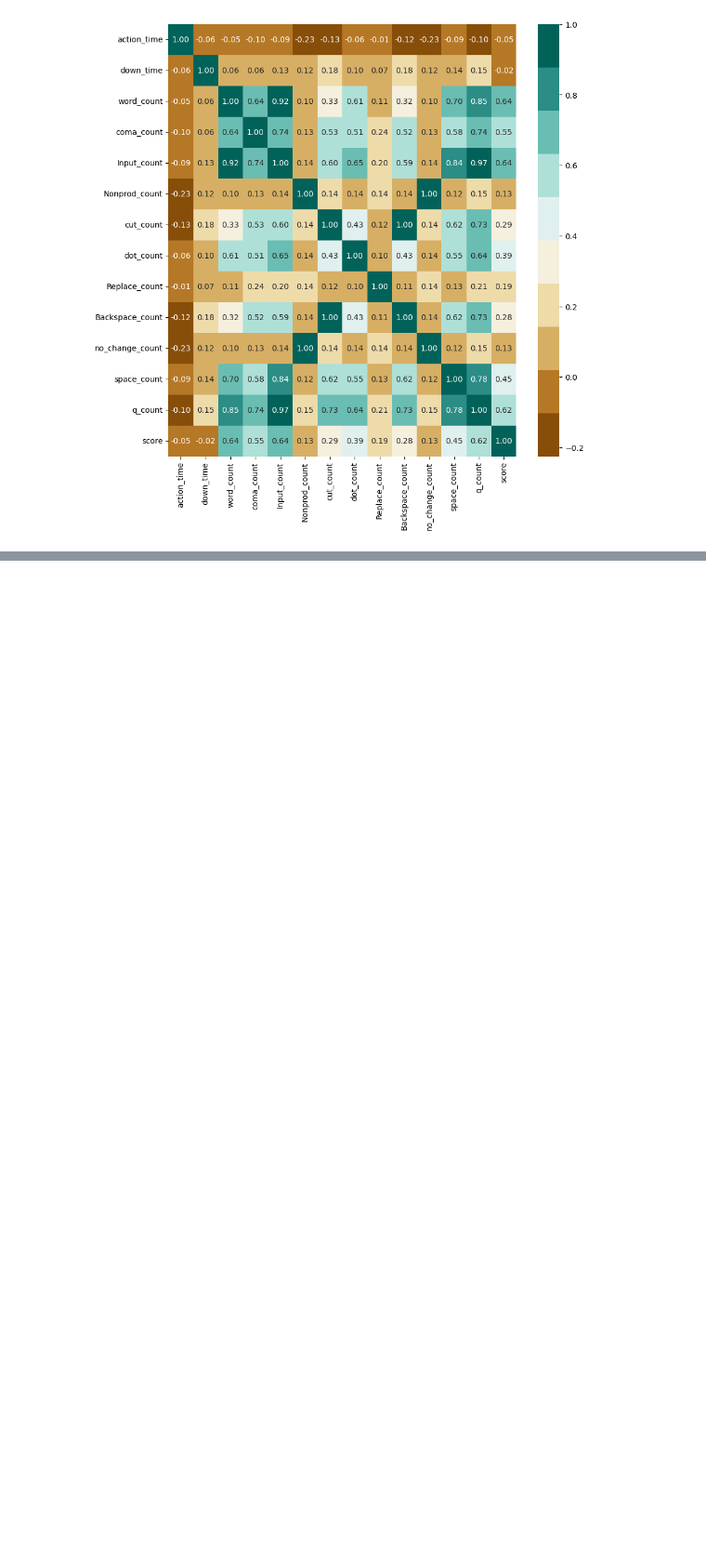
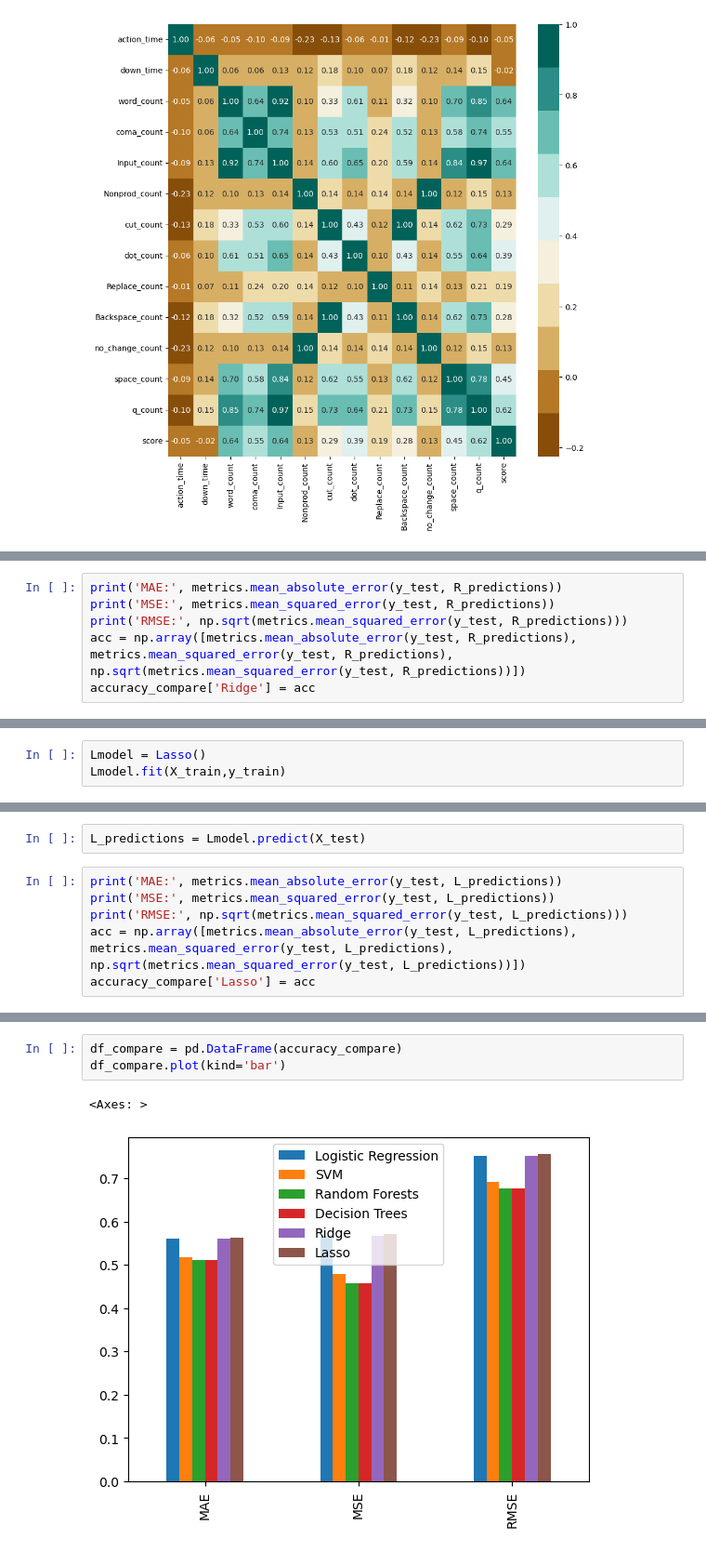
Before and after one commit to PiotrDratwa/Writing_quality_projections, a Jupyter notebook: Linking Writing Processes to Writing Quality.ipynb, the cells around one changed output, grey strips where cells are left out. Shown at 93% size. Cells and saved outputs as stored; diff of their text form; blank space fills up the shorter version.

```diff
--- a/Linking Writing Processes to Writing Quality.ipynb
+++ b/Linking Writing Processes to Writing Quality.ipynb
@@ -373,0 +518,6 @@ plt.show()
+# %%
+print('MAE:', metrics.mean_absolute_error(y_test, R_predictions))
+print('MSE:', metrics.mean_squared_error(y_test, R_predictions))
+print('RMSE:', np.sqrt(metrics.mean_squared_error(y_test, R_predictions)))
+acc = np.array([metrics.mean_absolute_error(y_test, R_predictions), metrics.mean_squared_error(y_test, R_predictions), np.sqrt(metrics.mean_squared_error(y_test, R_predictions))])
+accuracy_compare['Ridge'] = acc
@@ -373,0 +532,3 @@ plt.show()
+# %%
+Lmodel = Lasso()
+Lmodel.fit(X_train,y_train)
@@ -373,0 +537,8 @@ plt.show()
+# %%
+L_predictions = Lmodel.predict(X_test)
+# %%
+print('MAE:', metrics.mean_absolute_error(y_test, L_predictions))
+print('MSE:', metrics.mean_squared_error(y_test, L_predictions))
+print('RMSE:', np.sqrt(metrics.mean_squared_error(y_test, L_predictions)))
+acc = np.array([metrics.mean_absolute_error(y_test, L_predictions), metrics.mean_squared_error(y_test, L_predictions), np.sqrt(metrics.mean_squared_error(y_test, L_predictions))])
+accuracy_compare['Lasso'] = acc
@@ -374,3 +556,9 @@ plt.show()
+# %%
+df_compare = pd.DataFrame(accuracy_compare)
+df_compare.plot(kind='bar')
+# %% [output]
+<Axes: >
+[figure, added]
 # %% [markdown]
 ## TODO
 - ogarnąć wykresy
```
Also changed, not shown: parts of 50 cells of this notebook.
